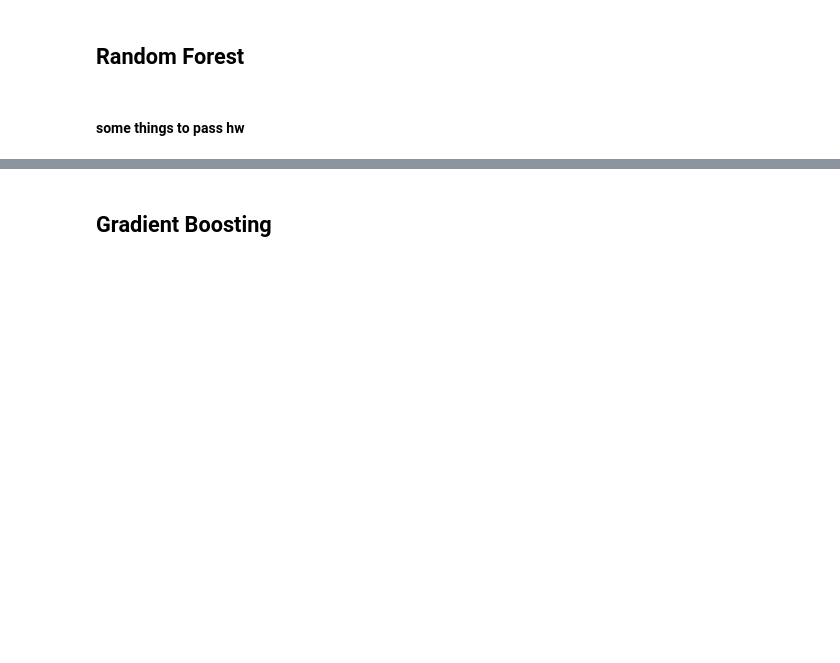
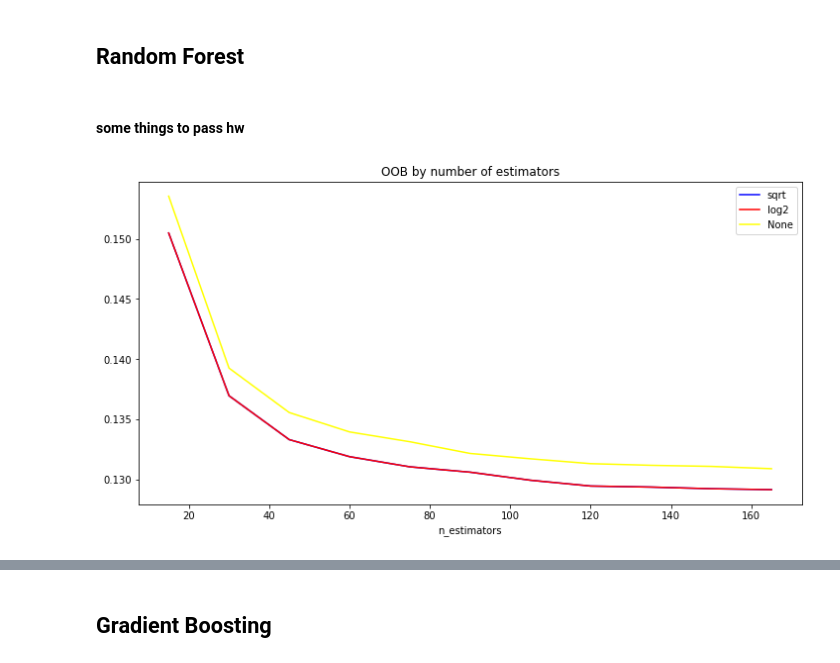
Before and after one commit to MaksimKrug/HSEIntroToML, a Jupyter notebook: Classification/New HW.ipynb, the cells around one changed output, grey strips where cells are left out. Cells and saved outputs as stored; diff of their text form; code cells hidden in the pictures; blank space fills up the shorter version.

```diff
--- a/Classification/New HW.ipynb
+++ b/Classification/New HW.ipynb
@@ -55,5 +56,18 @@ for max_feature in ["sqrt", "log2", None]:
     for n_estimators in tqdm(np.arange(15, 176, 15)):
         model = RandomForestClassifier(oob_score=True, warm_start=True, random_state=42,
                                        max_features=max_feature, n_estimators=n_estimators)
-        model.fit(X_train, y_train)
-        oob_errors[max_feature].append(1 - round(model.oob_score_, 3))
+        model.fit(df.drop(columns=['kilometer']), df['kilometer'])
+        oob_errors[max_feature].append(1 - model.oob_score_)
+
+oob_errors = pd.DataFrame(oob_errors, index=np.arange(15, 176, 15))
+# %%
+plt.figure(figsize=(12,6))
+plt.plot(oob_errors['sqrt'], label='sqrt', color='blue')
+plt.plot(oob_errors['log2'], label='log2', color='red')
+plt.plot(oob_errors[None], label='None', color='yellow')
+plt.xlabel('n_estimators')
+plt.title('OOB by number of estimators')
+plt.legend()
+plt.plot();
+# %% [output]
+[figure, added]
```
Also changed, not shown: parts of 27 cells of this notebook.
